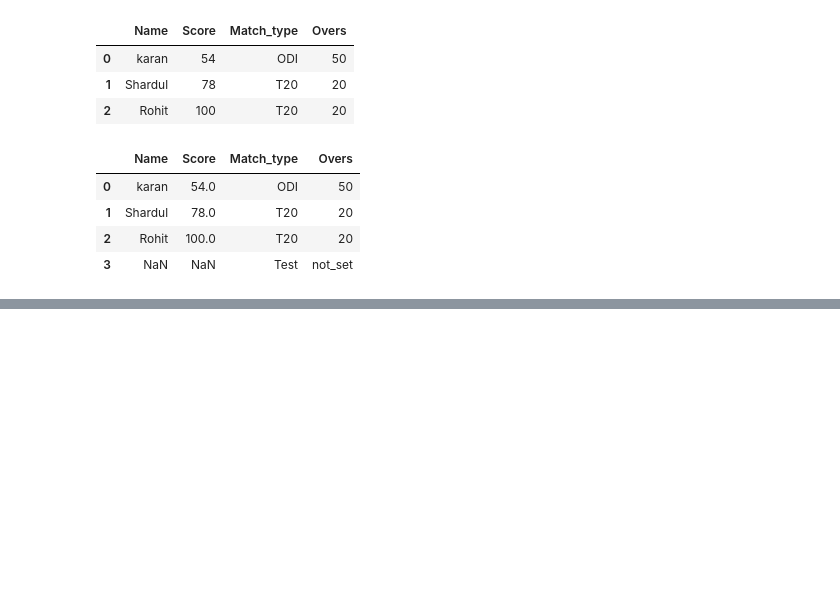
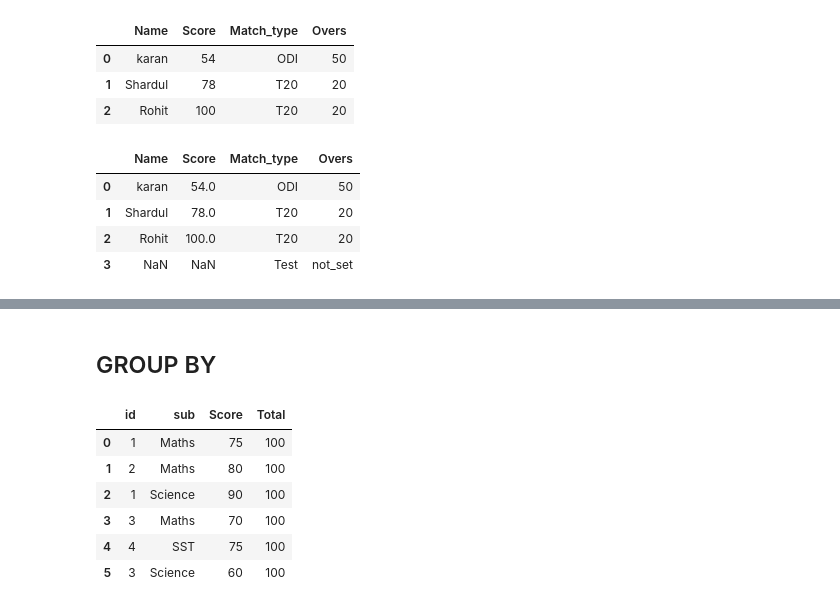
Before and after one commit to arunChauhan-coder/Pandas, a Jupyter notebook: InterviewPrep.ipynb, the cells around one changed output, grey strips where cells are left out. Saved outputs shown, nothing was run; the diff lists cells and outputs as text; code cells hidden in the pictures; blank space fills up the shorter version.

```diff
--- a/InterviewPrep.ipynb
+++ b/InterviewPrep.ipynb
@@ -676,0 +734,15 @@ pd.merge(df8,df9,how ="right",on = "Match_type")
+# %% [markdown]
+## GROUP BY
+# %%
+import pandas as pd
+data = pd.DataFrame({"id":[1,2,1,3,4,3],"sub":["Maths","Maths","Science","Maths","SST","Science"],"Score":[75,80,90,70,75,60],"Total":[100,100,100,100,100,100]})
+# %%
+data
+# %% [output]
+|  | id | sub | Score | Total |
+| 0 | 1 | Maths | 75 | 100 |
+| 1 | 2 | Maths | 80 | 100 |
+| 2 | 1 | Science | 90 | 100 |
+| 3 | 3 | Maths | 70 | 100 |
+| 4 | 4 | SST | 75 | 100 |
+| 5 | 3 | Science | 60 | 100 |
```
Also changed, not shown: parts of 36 cells of this notebook.
